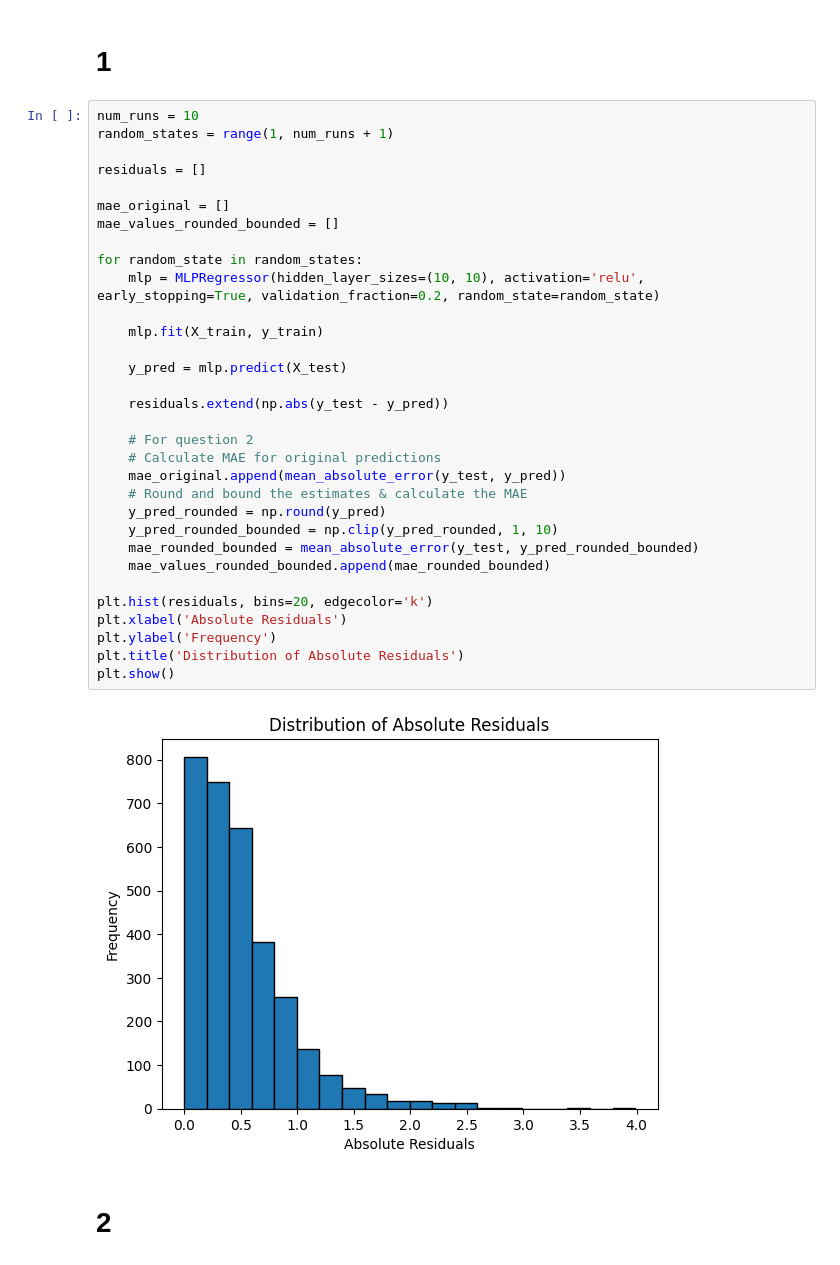
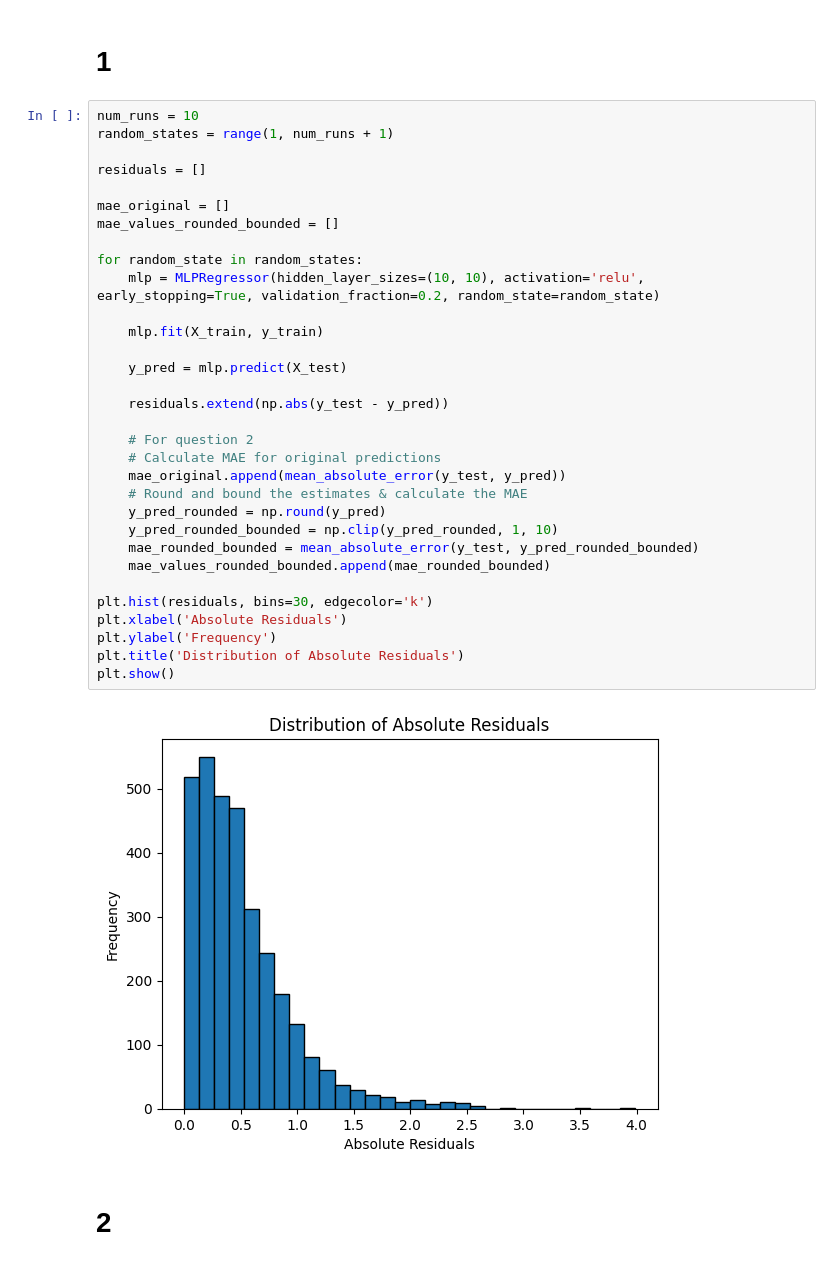
Before and after one commit to MateuSpencer/ML_HW_24-24, a Jupyter notebook: HW3/HW3_Programming.ipynb, the cells around one changed output. Saved outputs shown, nothing was run; the diff lists cells and outputs as text.

```diff
--- a/HW3/HW3_Programming.ipynb
+++ b/HW3/HW3_Programming.ipynb
@@ -38,35 +38,35 @@ num_runs = 10
 random_states = range(1, num_runs + 1)
 
 residuals = []
 
 mae_original = []
 mae_values_rounded_bounded = []
 
 for random_state in random_states:
     mlp = MLPRegressor(hidden_layer_sizes=(10, 10), activation='relu', early_stopping=True, validation_fraction=0.2, random_state=random_state)
 
     mlp.fit(X_train, y_train)
 
     y_pred = mlp.predict(X_test)
 
     residuals.extend(np.abs(y_test - y_pred))
 
     # For question 2
     # Calculate MAE for original predictions
     mae_original.append(mean_absolute_error(y_test, y_pred))
     # Round and bound the estimates & calculate the MAE
     y_pred_rounded = np.round(y_pred)
     y_pred_rounded_bounded = np.clip(y_pred_rounded, 1, 10)
     mae_rounded_bounded = mean_absolute_error(y_test, y_pred_rounded_bounded)
     mae_values_rounded_bounded.append(mae_rounded_bounded)
 
-plt.hist(residuals, bins=20, edgecolor='k')
+plt.hist(residuals, bins=30, edgecolor='k')
 plt.xlabel('Absolute Residuals')
 plt.ylabel('Frequency')
 plt.title('Distribution of Absolute Residuals')
 plt.show()
 # %% [output]
-[figure, old version]
+[figure, new version]
 # %% [markdown]
 # 2
 # %%
```
Also changed, not shown: 1 other file.
